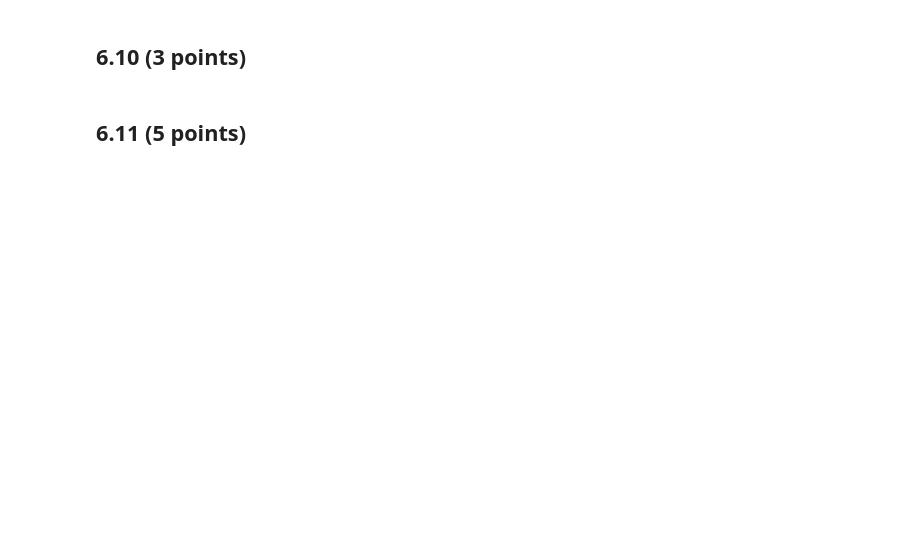
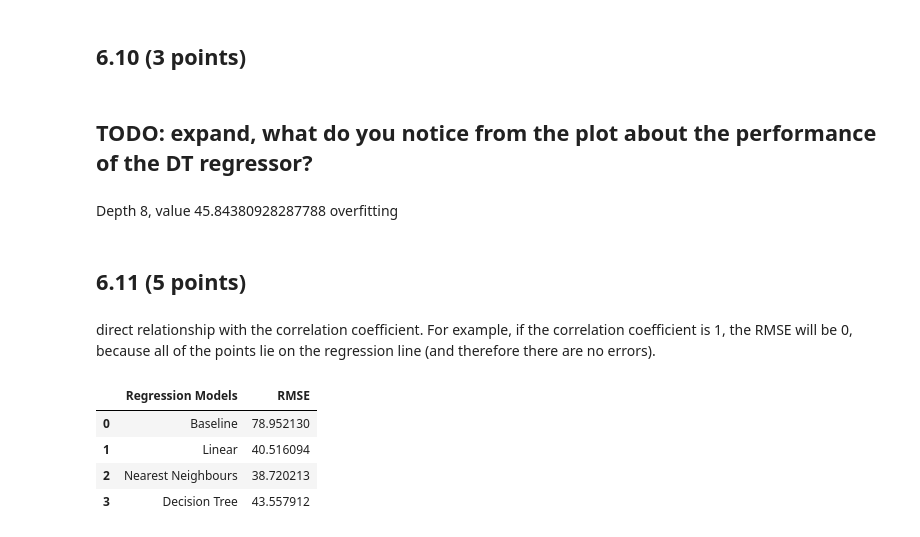
Before and after one commit to celinadong/IAML-CW2, a Jupyter notebook: Data/PartB/Part B - Bristol Air Quality.ipynb, the cells around one changed output. Saved outputs shown, nothing was run; the diff lists cells and outputs as text; code cells hidden in the pictures; blank space fills up the shorter version.

```diff
--- a/Data/PartB/Part B - Bristol Air Quality.ipynb
+++ b/Data/PartB/Part B - Bristol Air Quality.ipynb
@@ -682,4 +771,11 @@ for d in depths:
 # %% [markdown]
 ## 6.10 (3 points)
+# %% [markdown]
+## TODO: expand, what do you notice from the plot about the performance of the DT regressor?
+# %% [markdown]
+Depth 8, value  45.84380928287788
+overfitting
 # %% [markdown]
 ## 6.11 (5 points)
+# %% [markdown]
+ direct relationship with the correlation coefficient. For example, if the correlation coefficient is 1, the RMSE will be 0, because all of the points lie on the regression line (and therefore there are no errors).
@@ -685,0 +799,34 @@ for d in depths:
+# %%
+# Linear Regressor
+lr = LinearRegression(normalize=True)
+lr.fit(X_train, y_train)
+
+test_preds = lr.predict(X_test)
+test_rmse = sqrt(mean_squared_error(y_test, test_preds))
+RMSEs.append(test_rmse)
+# %%
+# Nearest Neighbours Regressor
+knn = KNeighborsRegressor(n_neighbors=16, n_jobs=-1)
+knn.fit(X_train, y_train)
+
+test_preds = knn.predict(X_test)
+test_rmse = sqrt(mean_squared_error(y_test, test_preds))
+RMSEs.append(test_rmse)
+# %%
+# Decision Tree Regressor
+dt = DecisionTreeRegressor(max_depth=8, random_state=0)
+dt.fit(X_train, y_train)
+
+test_preds = dt.predict(X_test)
+test_rmse = sqrt(mean_squared_error(y_test, test_preds))
+RMSEs.append(test_rmse)
+# %%
+performance_models = pd.DataFrame({'Regression Models': models,'RMSE': RMSEs})
+# %%
+performance_models
+# %% [output]
+|  | Regression Models | RMSE |
+| 0 | Baseline | 78.952130 |
+| 1 | Linear | 40.516094 |
+| 2 | Nearest Neighbours | 38.720213 |
+| 3 | Decision Tree | 43.557912 |
```
Also changed, not shown: parts of 36 cells of this notebook.
